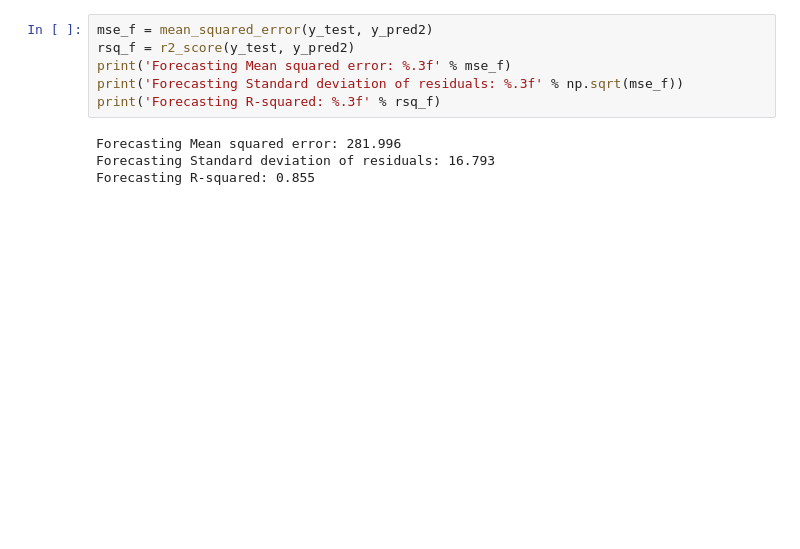
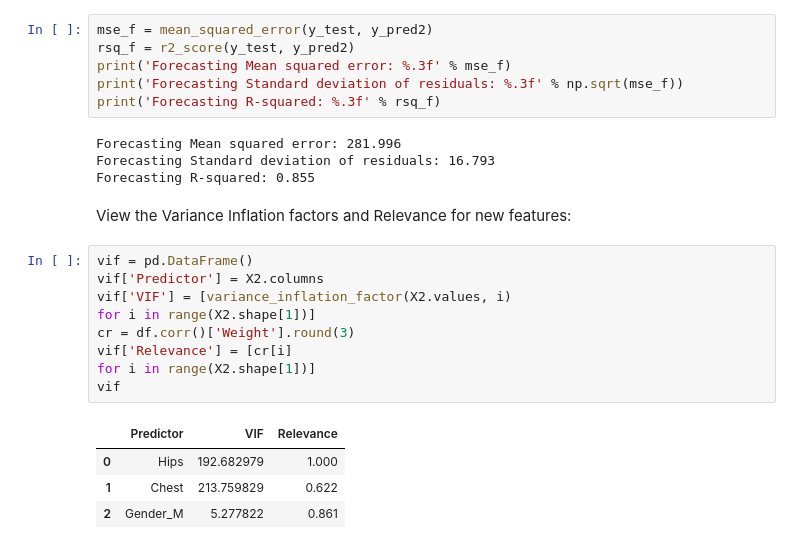
Before and after one commit to Chaser260/GSCM-575-ML, a Jupyter notebook: code/HW04WP_ML.ipynb, the cells around one changed output. Cells and saved outputs as stored; diff of their text form; blank space fills up the shorter version.

```diff
--- a/code/HW04WP_ML.ipynb
+++ b/code/HW04WP_ML.ipynb
@@ -444,3 +472,19 @@ print('Forecasting R-squared: %.3f' % rsq_f)
 Forecasting Mean squared error: 281.996
 Forecasting Standard deviation of residuals: 16.793
 Forecasting R-squared: 0.855
+# %% [markdown]
+View the Variance Inflation factors and Relevance for new features:
+# %%
+vif = pd.DataFrame()
+vif['Predictor'] = X2.columns
+vif['VIF'] = [variance_inflation_factor(X2.values, i)
+for i in range(X2.shape[1])]
+cr = df.corr()['Weight'].round(3)
+vif['Relevance'] = [cr[i]
+for i in range(X2.shape[1])]
+vif
+# %% [output]
+|  | Predictor | VIF | Relevance |
+| 0 | Hips | 192.682979 | 1.000 |
+| 1 | Chest | 213.759829 | 0.622 |
+| 2 | Gender_M | 5.277822 | 0.861 |
```
Also changed, not shown: parts of 20 cells of this notebook, 1 other file.
